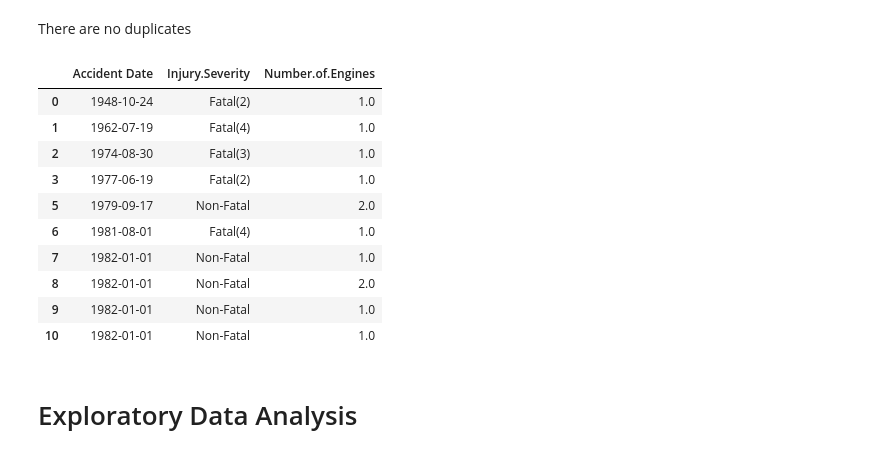
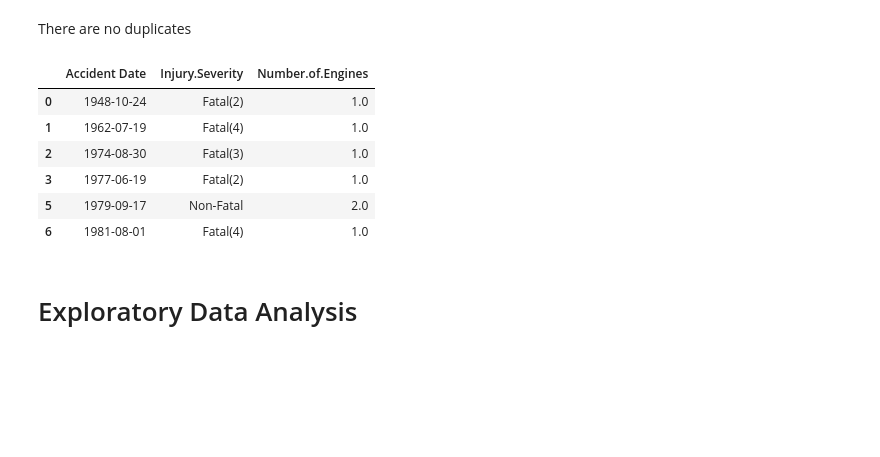
Before and after one commit to BlackXWulf/Flying-Through-The-Years, a Jupyter notebook: Phase1Project.ipynb, the cells around one changed output. Drawn from its saved outputs; the diff is of its cells as text; code cells hidden in the pictures; blank space fills up the shorter version.

```diff
--- a/Phase1Project.ipynb
+++ b/Phase1Project.ipynb
@@ -180,19 +180,15 @@ Length: 82526, dtype: bool
 # %% [markdown]
 There are no duplicates
 # %%
-aviation_data.head(10)
+aviation_data.head(6)
 # %% [output]
 |  | Accident Date | Injury.Severity | Number.of.Engines |
 | 0 | 1948-10-24 | Fatal(2) | 1.0 |
 | 1 | 1962-07-19 | Fatal(4) | 1.0 |
 | 2 | 1974-08-30 | Fatal(3) | 1.0 |
 | 3 | 1977-06-19 | Fatal(2) | 1.0 |
 | 5 | 1979-09-17 | Non-Fatal | 2.0 |
 | 6 | 1981-08-01 | Fatal(4) | 1.0 |
-| 7 | 1982-01-01 | Non-Fatal | 1.0 |
-| 8 | 1982-01-01 | Non-Fatal | 2.0 |
-| 9 | 1982-01-01 | Non-Fatal | 1.0 |
-| 10 | 1982-01-01 | Non-Fatal | 1.0 |
 # %%
 # Save cleaned dataset as CSV
 aviation_data.to_csv('numeng_injsev.csv')
```
Also changed, not shown: parts of 2 cells of this notebook.
